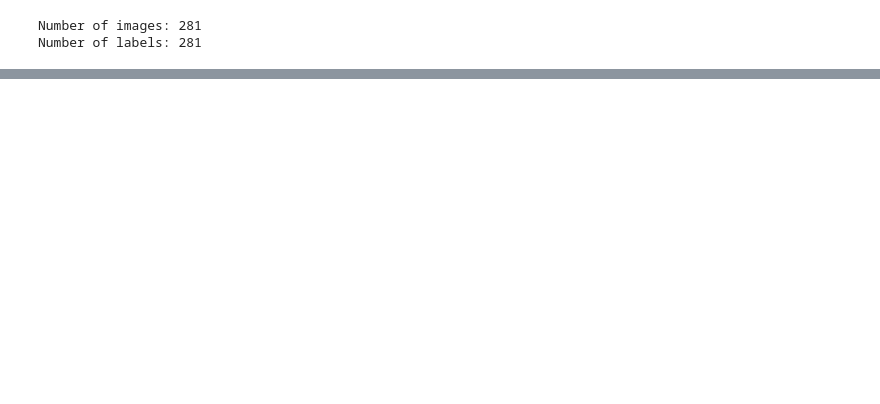
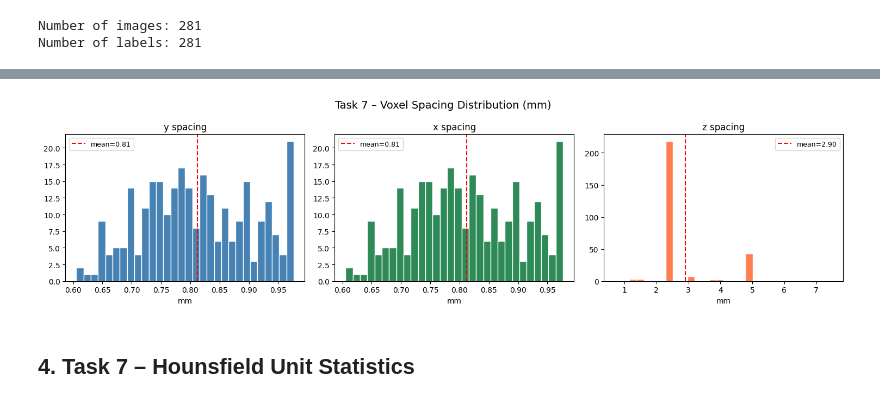
Before and after one commit to minhchau-creator/DATN, a Jupyter notebook: code/data_exploration.ipynb, the cells around one changed output, grey strips where cells are left out. Cells and saved outputs as stored; diff of their text form; code cells hidden in the pictures; blank space fills up the shorter version.

```diff
--- a/code/data_exploration.ipynb
+++ b/code/data_exploration.ipynb
@@ -97,0 +163,21 @@ interactive(children=(IntSlider(value=120, description='slice_idx', max=239), Ou
+# %%
+fig, axes = plt.subplots(1, 3, figsize=(15, 4))
+fig.suptitle("Task 7 – Voxel Spacing Distribution (mm)", fontsize=14)
+
+for ax, (dim, label, color) in enumerate(zip(
+        [spacings_t7[:, 0], spacings_t7[:, 1], spacings_t7[:, 2]],
+        ["y spacing", "x spacing", "z spacing"],
+        ["steelblue", "seagreen", "coral"])):
+    axes[ax].hist(dim, bins=30, color=color, edgecolor="white")
+    axes[ax].set_title(label)
+    axes[ax].set_xlabel("mm")
+    axes[ax].axvline(dim.mean(), color="red", linestyle="--", label=f"mean={dim.mean():.2f}")
+    axes[ax].legend(fontsize=9)
+
+plt.tight_layout()
+#plt.savefig("/home/minhc/DATN/reports/task7_spacing_dist.png", dpi=120, bbox_inches="tight")
+plt.show()
+# %% [output]
+[figure, added]
+# %% [markdown]
+## 4. Task 7 – Hounsfield Unit Statistics
```
Also changed, not shown: parts of 28 cells of this notebook, 3 other files.
